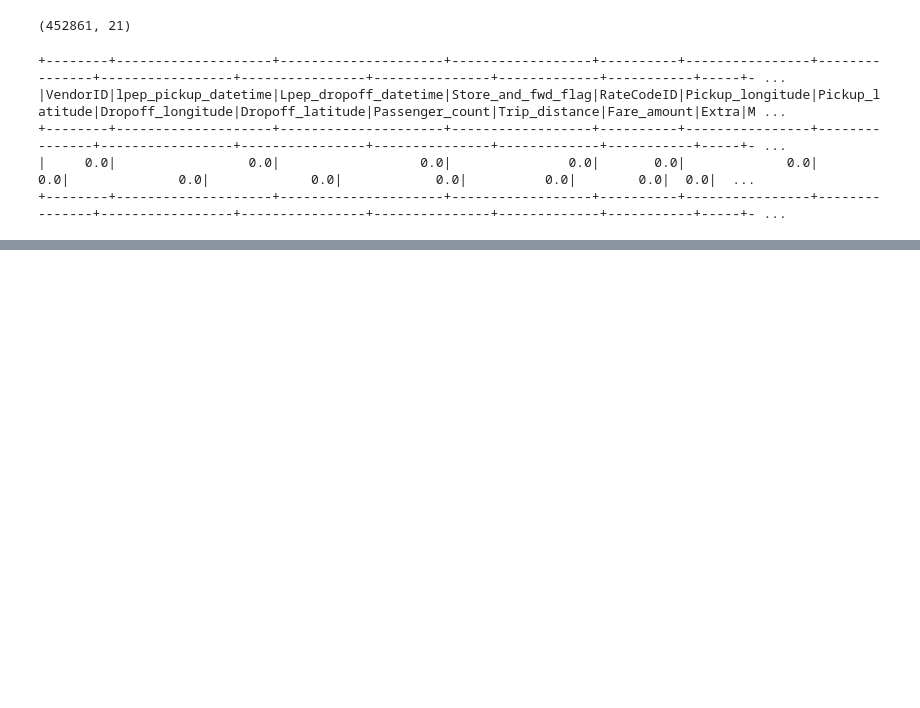
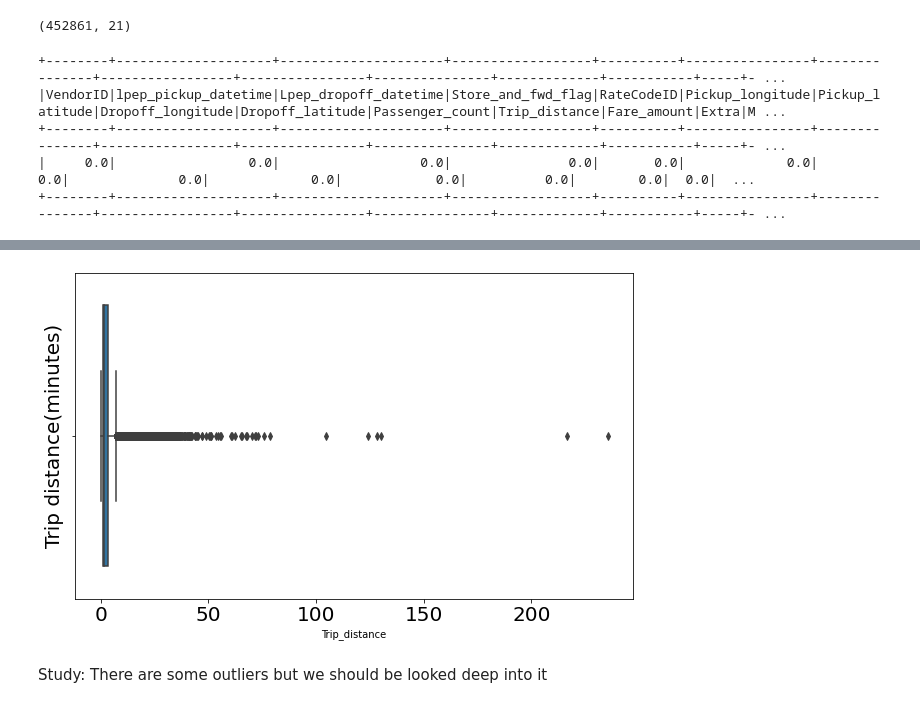
Before and after one commit to Rishabhjuneja/NYC-Taxi, a Jupyter notebook: exploartion_pyspark.ipynb, the cells around one changed output, grey strips where cells are left out. Saved outputs shown, nothing was run; the diff lists cells and outputs as text; code cells hidden in the pictures; blank space fills up the shorter version.

```diff
--- a/exploartion_pyspark.ipynb
+++ b/exploartion_pyspark.ipynb
@@ -25,4 +42,4 @@ from pyspark.sql import functions as F
 # %%
 file_loc='./green_tripdata_2016-02.csv'
-df = spark.read.csv(file_loc, inferSchema=True, header =True)
+taxi_data = spark.read.csv(file_loc, inferSchema=True, header =True)
 # %%
@@ -96,0 +169,13 @@ df.quantile(q=0.5, axis=0, numeric_only=False, interpolation='linear')
+# %%
+pandastaxi_data = taxi_data.toPandas()
+# %%
+# Plot trip distance to check outliers
+plt.figure(figsize = (10,6))
+sns.boxplot("Trip_distance", data = pandastaxi_data, orient = "v")
+plt.tick_params(labelsize = 20)
+plt.ylabel("Trip distance(minutes)", fontsize = 20)
+plt.show()
+# %% [output]
+[figure, added]
+# %% [markdown]
+Study: There are some outliers but we should be looked deep into it
```
Also changed, not shown: parts of 20 cells of this notebook.
